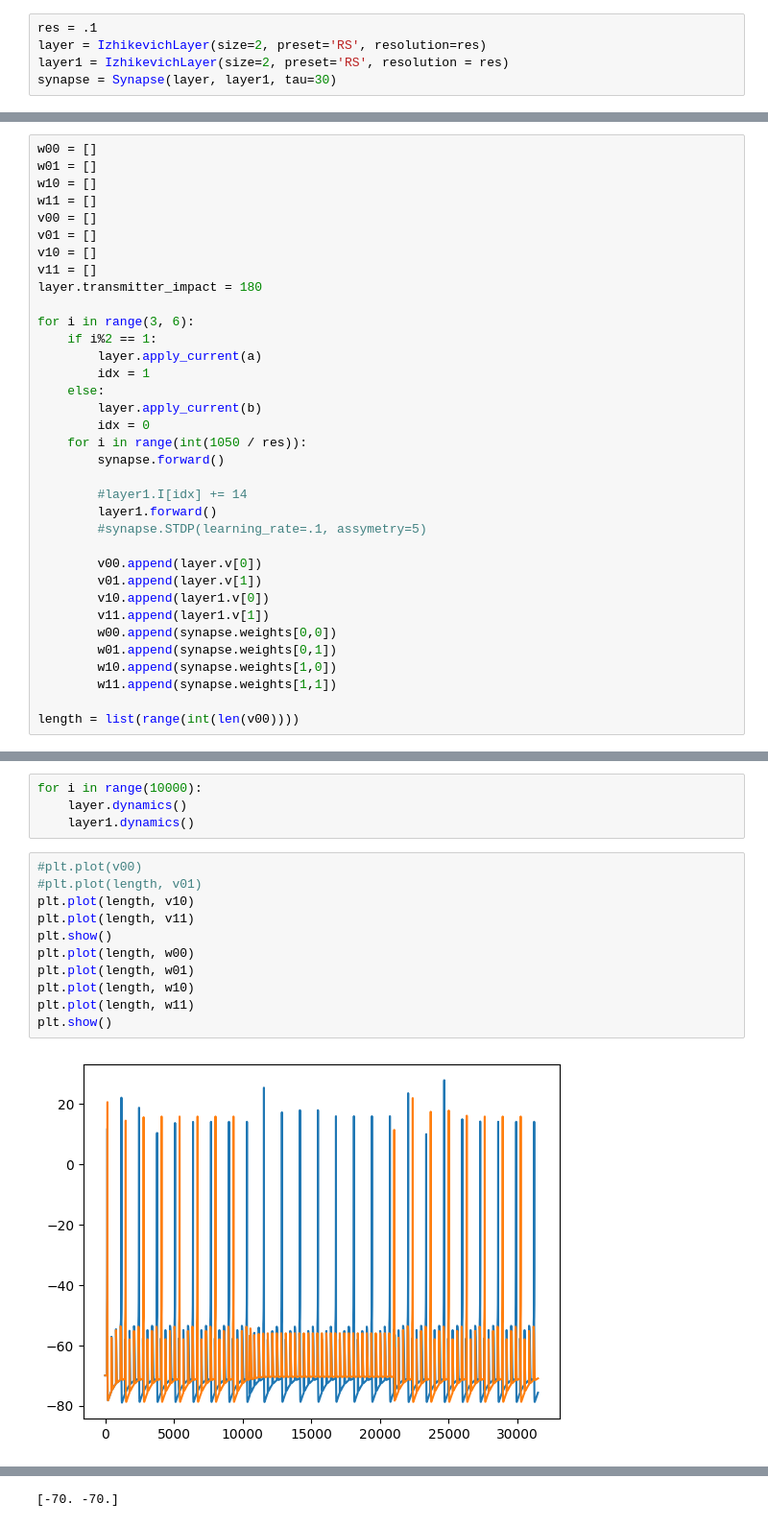
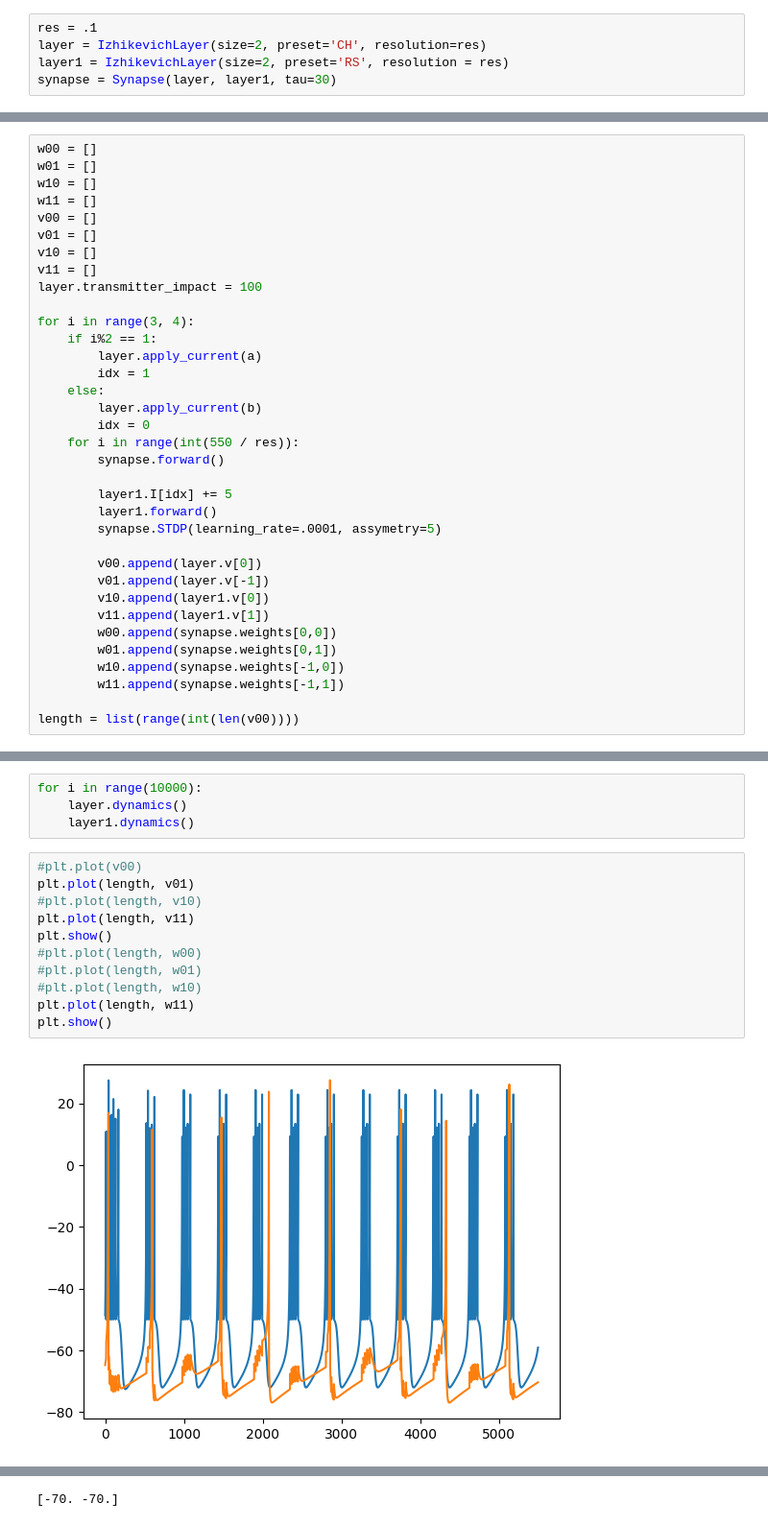
Before and after one commit to iamkg0/spikingnets, a Jupyter notebook: benchmarks.ipynb, the cells around one changed output, grey strips where cells are left out. Shown at 96% size. Drawn from its saved outputs; the diff is of its cells as text.

Commit message:
another fix of stdp

```diff
--- a/benchmarks.ipynb
+++ b/benchmarks.ipynb
@@ -3,7 +3,7 @@ from synaptics import *
 import matplotlib.pyplot as plt
 # %%
 res = .1
-layer = IzhikevichLayer(size=2, preset='RS', resolution=res)
+layer = IzhikevichLayer(size=2, preset='CH', resolution=res)
 layer1 = IzhikevichLayer(size=2, preset='RS', resolution = res)
 synapse = Synapse(layer, layer1, tau=30)
 # %%
@@ -20,29 +22,29 @@ v00 = []
 v01 = []
 v10 = []
 v11 = []
-layer.transmitter_impact = 180
+layer.transmitter_impact = 100
 
-for i in range(3, 6):
+for i in range(3, 4):
     if i%2 == 1:
         layer.apply_current(a)
         idx = 1
     else:
         layer.apply_current(b)
         idx = 0
-    for i in range(int(1050 / res)):
+    for i in range(int(550 / res)):
         synapse.forward()
 
-        #layer1.I[idx] += 14
+        layer1.I[idx] += 5
         layer1.forward()
-        #synapse.STDP(learning_rate=.1, assymetry=5)
+        synapse.STDP(learning_rate=.0001, assymetry=5)
 
         v00.append(layer.v[0])
-        v01.append(layer.v[1])
+        v01.append(layer.v[-1])
         v10.append(layer1.v[0])
         v11.append(layer1.v[1])
         w00.append(synapse.weights[0,0])
         w01.append(synapse.weights[0,1])
-        w10.append(synapse.weights[1,0])
-        w11.append(synapse.weights[1,1])
+        w10.append(synapse.weights[-1,0])
+        w11.append(synapse.weights[-1,1])
 
 length = list(range(int(len(v00))))
@@ -52,14 +72,14 @@ for i in range(10000):
     layer1.dynamics()
 # %%
 #plt.plot(v00)
-#plt.plot(length, v01)
-plt.plot(length, v10)
+plt.plot(length, v01)
+#plt.plot(length, v10)
 plt.plot(length, v11)
 plt.show()
-plt.plot(length, w00)
-plt.plot(length, w01)
-plt.plot(length, w10)
+#plt.plot(length, w00)
+#plt.plot(length, w01)
+#plt.plot(length, w10)
 plt.plot(length, w11)
 plt.show()
 # %% [output]
-[figure, old version]
+[figure, new version]
```
Also changed, not shown: parts of 3 cells of this notebook, 2 other files.
